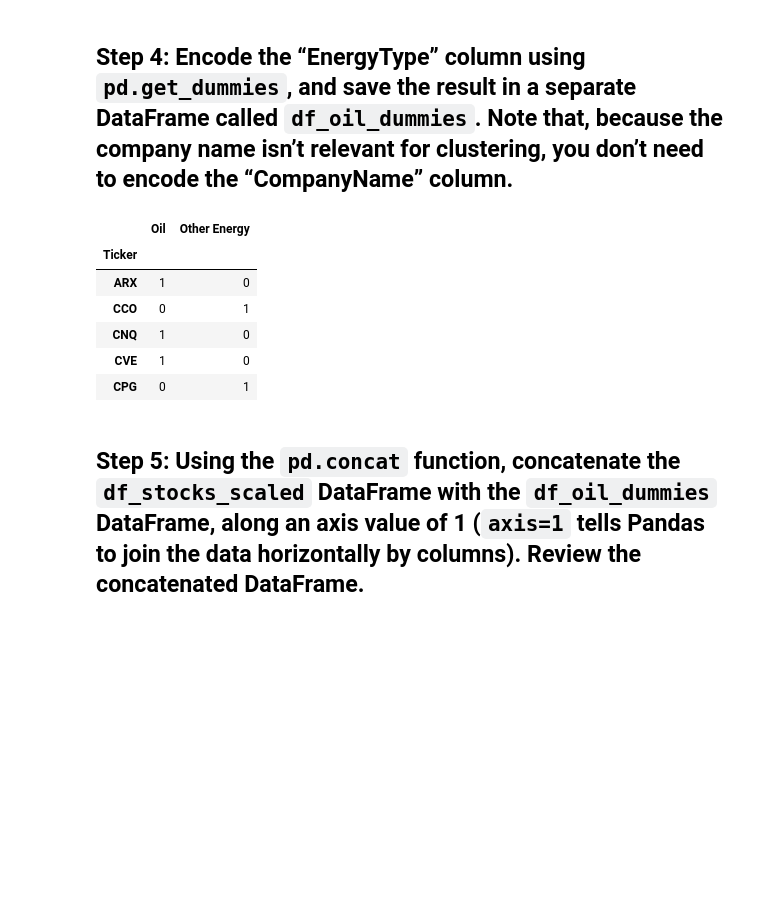
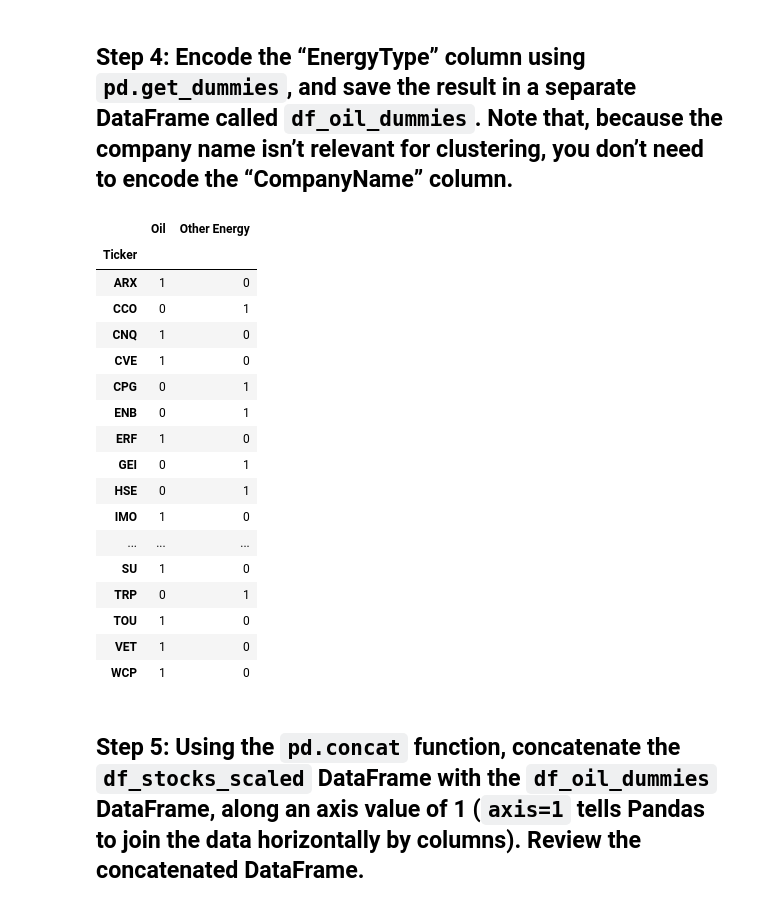
Before and after one commit to ppatel0910/fintech-boot-camp, a Jupyter notebook: Activities/10-Unsupervised-Learning/2/Activities/04-Stu-Standardizing_Stock_Data/Unsolved/standardizing_stock_data.ipynb, the cells around one changed output. Saved outputs shown, nothing was run; the diff lists cells and outputs as text; code cells hidden in the pictures; blank space fills up the shorter version.

```diff
--- a/Activities/10-Unsupervised-Learning/2/Activities/04-Stu-Standardizing_Stock_Data/Unsolved/standardizing_stock_data.ipynb
+++ b/Activities/10-Unsupervised-Learning/2/Activities/04-Stu-Standardizing_Stock_Data/Unsolved/standardizing_stock_data.ipynb
@@ -49,8 +50,8 @@ from sklearn.preprocessing import StandardScaler
 # Read the CSV file into a Pandas DataFrame
 # Set the index using the Ticker column
 file_path = Path("../Resources/tsx-energy-2018.csv")
-df_stocks = pd.read_csv(file_path)
-
+df_stocks = pd.read_csv(file_path,
+                        index_col = "Ticker")
 
 # Review the DataFrame
 df_stocks.head()
@@ -114,18 +136,29 @@ df_stocks_scaled = # YOUR CODE HERE
 ## Step 4: Encode the “EnergyType” column using `pd.get_dummies`, and save the result in a separate DataFrame called `df_oil_dummies`. Note that, because the company name isn’t relevant for clustering, you don’t need to encode the “CompanyName” column.
 # %%
 # Encode (convert to dummy variables) the EnergyType column
-df_oil_dummies = # YOUR CODE HERE
-
+df_oil_dummies = pd.get_dummies(df_stocks["EnergyType"])
+oil_dummies = df_oil_dummies.astype(int)
 # Review the DataFrame
-# YOUR CODE HERE
+oil_dummies
 # %% [output]
 |  | Oil | Other Energy |
 | Ticker |  |  |
 | ARX | 1 | 0 |
 | CCO | 0 | 1 |
 | CNQ | 1 | 0 |
 | CVE | 1 | 0 |
 | CPG | 0 | 1 |
+| ENB | 0 | 1 |
+| ERF | 1 | 0 |
+| GEI | 0 | 1 |
+| HSE | 0 | 1 |
+| IMO | 1 | 0 |
+| ... | ... | ... |
+| SU | 1 | 0 |
+| TRP | 0 | 1 |
+| TOU | 1 | 0 |
+| VET | 1 | 0 |
+| WCP | 1 | 0 |
 # %% [markdown]
 ## Step 5: Using the `pd.concat` function, concatenate the `df_stocks_scaled` DataFrame with the `df_oil_dummies` DataFrame, along an axis value of 1 (`axis=1` tells Pandas to join the data horizontally by columns). Review the concatenated DataFrame.
 # %%
```
Also changed, not shown: parts of 12 cells of this notebook, 1 other file.
